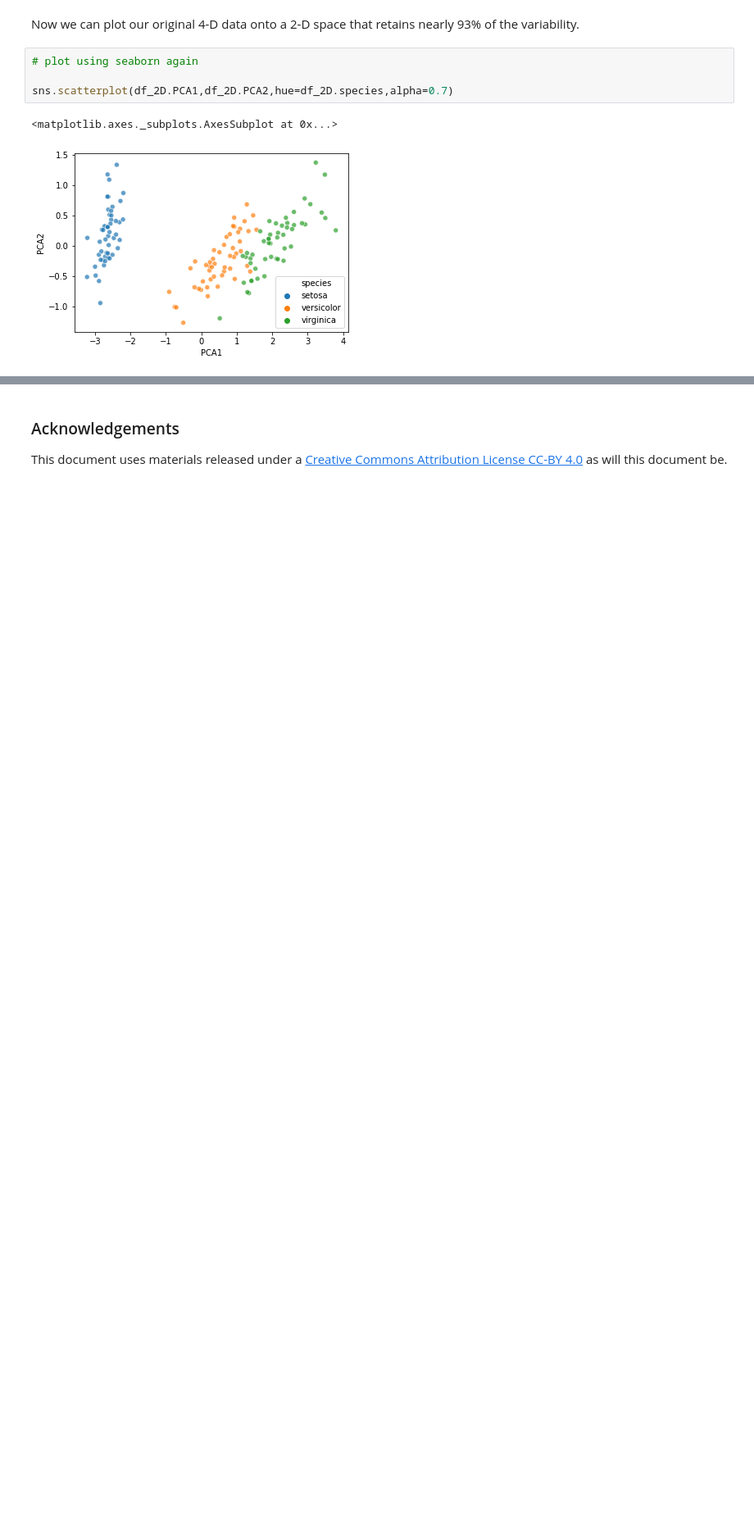
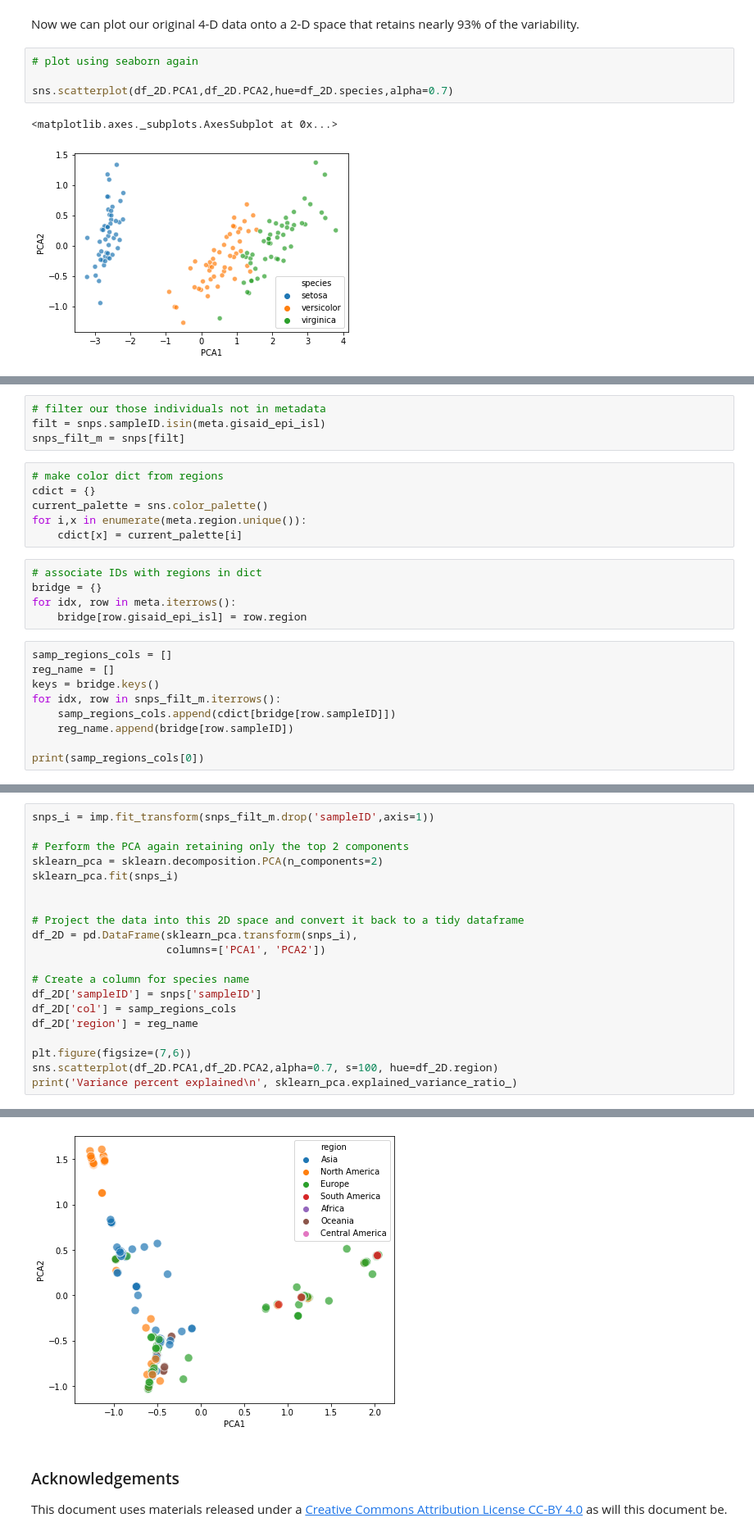
Before and after one commit to andrewkern/bio399, a Jupyter notebook: week5.ipynb, the cells around one changed output, grey strips where cells are left out. Shown at 82% size. Cells and saved outputs as stored; diff of their text form; blank space fills up the shorter version.

```diff
--- a/week5.ipynb
+++ b/week5.ipynb
@@ -109,0 +233,24 @@ sns.scatterplot(df_2D.PCA1,df_2D.PCA2,hue=df_2D.species,alpha=0.7)
+# %%
+# filter our those individuals not in metadata
+filt = snps.sampleID.isin(meta.gisaid_epi_isl)
+snps_filt_m = snps[filt]
+# %%
+# make color dict from regions
+cdict = {}
+current_palette = sns.color_palette()
+for i,x in enumerate(meta.region.unique()):
+    cdict[x] = current_palette[i]
+# %%
+# associate IDs with regions in dict
+bridge = {}
+for idx, row in meta.iterrows():
+    bridge[row.gisaid_epi_isl] = row.region
+# %%
+samp_regions_cols = []
+reg_name = []
+keys = bridge.keys()
+for idx, row in snps_filt_m.iterrows():
+    samp_regions_cols.append(cdict[bridge[row.sampleID]])
+    reg_name.append(bridge[row.sampleID])
+
+print(samp_regions_cols[0])
@@ -109,0 +259,21 @@ sns.scatterplot(df_2D.PCA1,df_2D.PCA2,hue=df_2D.species,alpha=0.7)
+# %%
+snps_i = imp.fit_transform(snps_filt_m.drop('sampleID',axis=1))
+
+# Perform the PCA again retaining only the top 2 components
+sklearn_pca = sklearn.decomposition.PCA(n_components=2)
+sklearn_pca.fit(snps_i)
+
+
+# Project the data into this 2D space and convert it back to a tidy dataframe
+df_2D = pd.DataFrame(sklearn_pca.transform(snps_i),
+                     columns=['PCA1', 'PCA2'])
+
+# Create a column for species name
+df_2D['sampleID'] = snps['sampleID']
+df_2D['col'] = samp_regions_cols
+df_2D['region'] = reg_name
+
+plt.figure(figsize=(7,6))
+sns.scatterplot(df_2D.PCA1,df_2D.PCA2,alpha=0.7, s=100, hue=df_2D.region)
+print('Variance percent explained\n', sklearn_pca.explained_variance_ratio_)
+# %% [output]
@@ -110,3 +282,4 @@ sns.scatterplot(df_2D.PCA1,df_2D.PCA2,hue=df_2D.species,alpha=0.7)
+[figure, added]
 # %% [markdown]
 ### Acknowledgements
 This document uses materials released under a [Creative Commons Attribution License CC-BY 4.0](https://creativecommons.org/licenses/by/4.0/) as will this document be.
```
Also changed, not shown: parts of 15 cells of this notebook, 2 other files.
